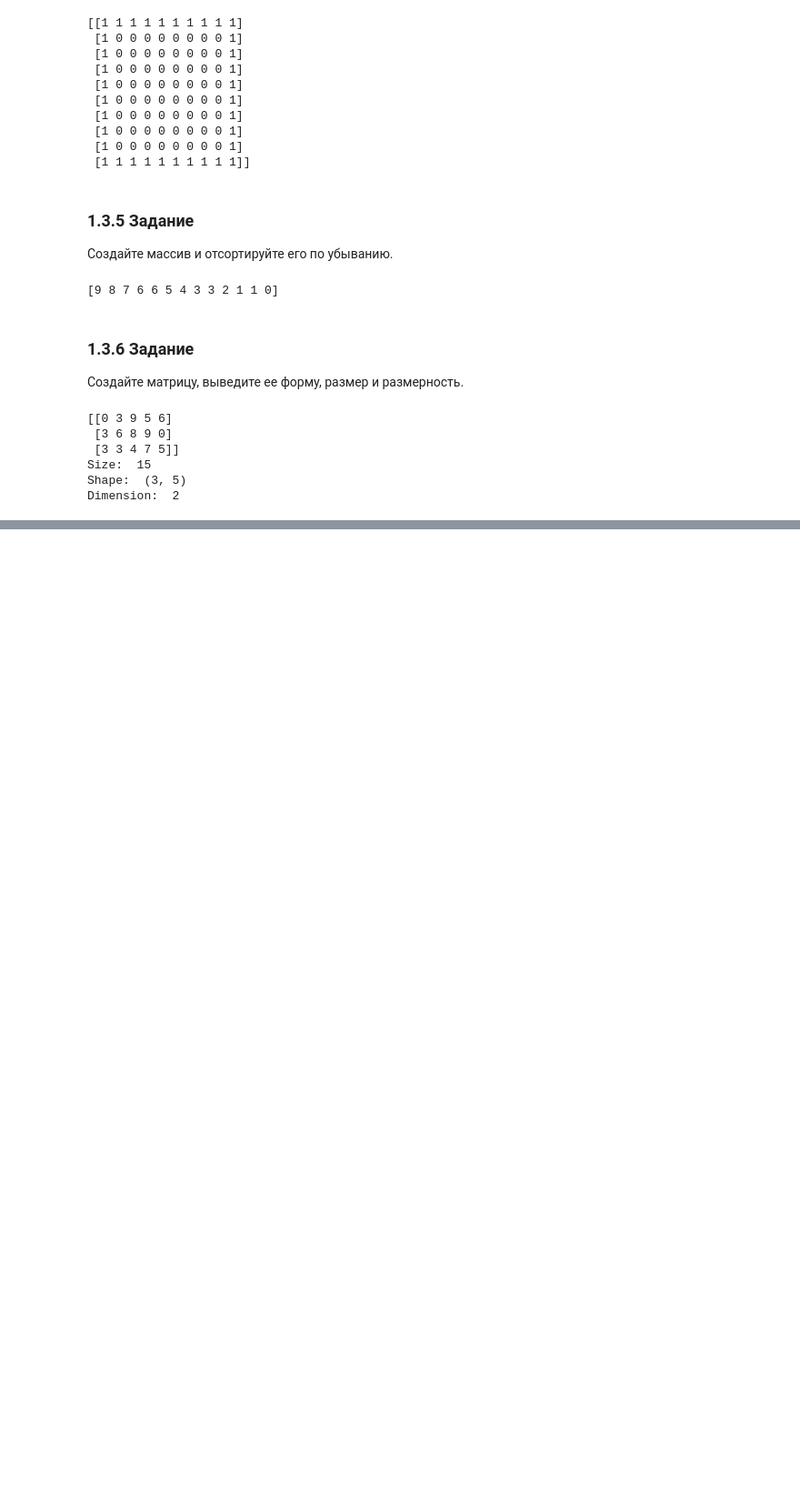
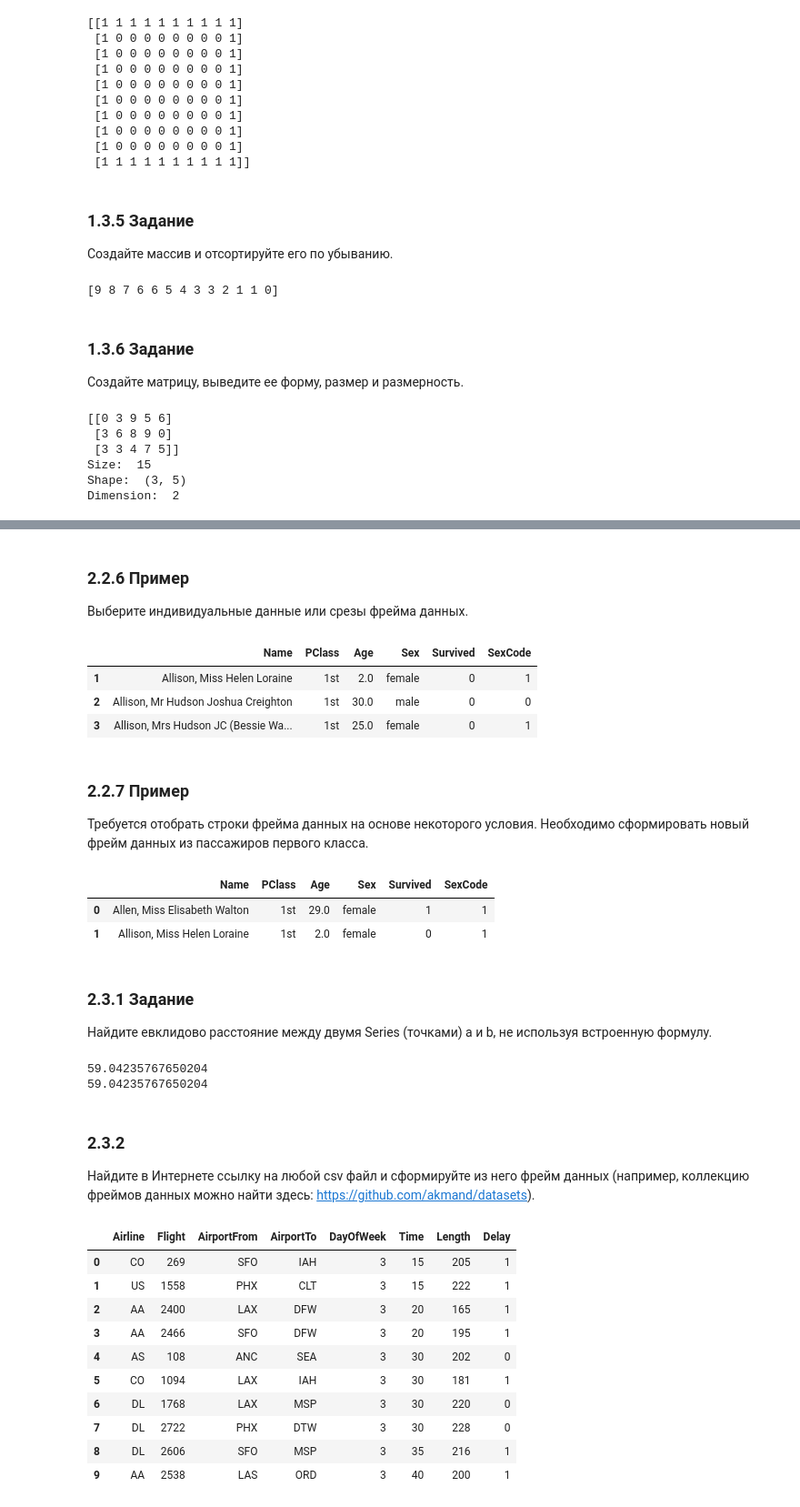
Before and after one commit to MintyRoma/AI_Course_1G, a Jupyter notebook: Tin_R_Workbook2.ipynb, the cells around one changed output, grey strips where cells are left out. Shown: that part at 91% size. Drawn from its saved outputs; the diff is of its cells as text; code cells hidden in the pictures; blank space fills up the shorter version.

```diff
--- a/Tin_R_Workbook2.ipynb
+++ b/Tin_R_Workbook2.ipynb
@@ -232,0 +396,70 @@ Dimension:  2
+# %% [markdown]
+### 2.2.6 Пример
+Выберите индивидуальные данные или срезы фрейма данных.
+# %%
+import pandas as pd
+
+url = 'https://raw.githubusercontent.com/chrisalbon/simulated_datasets/master/titanic.csv'
+
+dataframe = pd.read_csv(url)
+dataframe.iloc[1:4]
+# %% [output]
+|  | Name | PClass | Age | Sex | Survived | SexCode |
+| 1 | Allison, Miss Helen Loraine | 1st | 2.0 | female | 0 | 1 |
+| 2 | Allison, Mr Hudson Joshua Creighton | 1st | 30.0 | male | 0 | 0 |
+| 3 | Allison, Mrs Hudson JC (Bessie Wa... | 1st | 25.0 | female | 0 | 1 |
+# %% [markdown]
+### 2.2.7 Пример
+Требуется отобрать строки фрейма данных на основе некоторого
+условия. Необходимо сформировать новый фрейм данных из пассажиров
+первого класса.
+# %%
+import pandas as pd
+
+url = 'https://raw.githubusercontent.com/chrisalbon/simulated_datasets/master/titanic.csv'
+
+dataframe = pd.read_csv(url)
+dataframe[dataframe['PClass']=='1st'].head(2)
+# %% [output]
+|  | Name | PClass | Age | Sex | Survived | SexCode |
+| 0 | Allen, Miss Elisabeth Walton | 1st | 29.0 | female | 1 | 1 |
+| 1 | Allison, Miss Helen Loraine | 1st | 2.0 | female | 0 | 1 |
+# %% [markdown]
+### 2.3.1 Задание
+Найдите евклидово расстояние между двумя Series (точками) a и b, не
+используя встроенную формулу.
+# %%
+import pandas as pd
+import numpy as np
+
+A = pd.Series([2,3,6,8])
+B = pd.Series([0,62,6,9])
+K = np.power(B-A,2)
+distance = np.sqrt(np.sum(K))
+print(distance)
+# %% [output]
+59.04235767650204
+59.04235767650204
+# %% [markdown]
+### 2.3.2
+Найдите в Интернете ссылку на любой csv файл и сформируйте из него
+фрейм данных (например, коллекцию фреймов данных можно найти здесь: https://github.com/akmand/datasets).
+# %%
+import pandas as np
+
+url = 'https://raw.githubusercontent.com/akmand/datasets/main/airlines.csv'
+
+dataframe = pd.read_csv(url)
+dataframe.head(10)
+# %% [output]
+|  | Airline | Flight | AirportFrom | AirportTo | DayOfWeek | Time | Length | Delay |
+| 0 | CO | 269 | SFO | IAH | 3 | 15 | 205 | 1 |
+| 1 | US | 1558 | PHX | CLT | 3 | 15 | 222 | 1 |
+| 2 | AA | 2400 | LAX | DFW | 3 | 20 | 165 | 1 |
+| 3 | AA | 2466 | SFO | DFW | 3 | 20 | 195 | 1 |
+| 4 | AS | 108 | ANC | SEA | 3 | 30 | 202 | 0 |
+| 5 | CO | 1094 | LAX | IAH | 3 | 30 | 181 | 1 |
+| 6 | DL | 1768 | LAX | MSP | 3 | 30 | 220 | 0 |
+| 7 | DL | 2722 | PHX | DTW | 3 | 30 | 228 | 0 |
+| 8 | DL | 2606 | SFO | MSP | 3 | 35 | 216 | 1 |
+| 9 | AA | 2538 | LAS | ORD | 3 | 40 | 200 | 1 |
```
Also changed, not shown: parts of 36 cells of this notebook, 2 other files.
